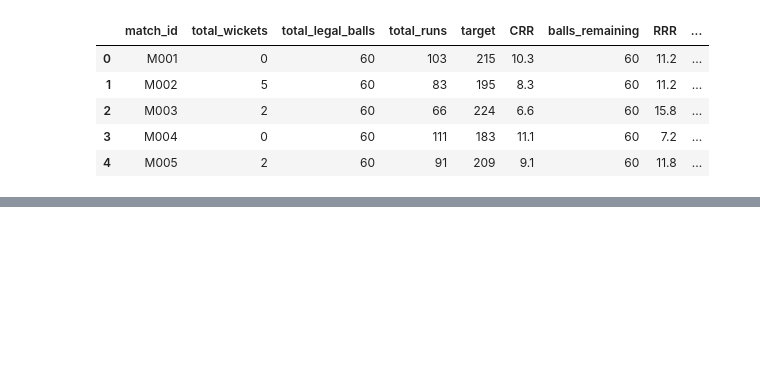
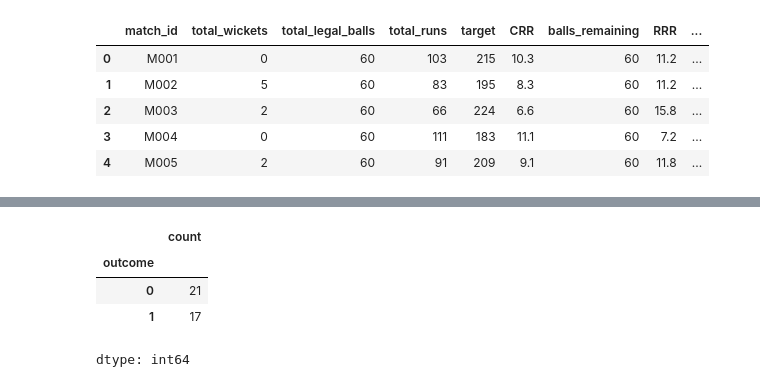
Before and after one commit to humphrey-nyanzi/analytical-casework-lab, a Jupyter notebook: cases/C02/MC_C02_01_Cricket_Match_State_Microcase.ipynb, the cells around one changed output, grey strips where cells are left out. Saved outputs shown, nothing was run; the diff lists cells and outputs as text; code cells hidden in the pictures; blank space fills up the shorter version.

```diff
--- a/cases/C02/MC_C02_01_Cricket_Match_State_Microcase.ipynb
+++ b/cases/C02/MC_C02_01_Cricket_Match_State_Microcase.ipynb
@@ -621,0 +672,8 @@ chase_df.head()
+# %%
+chase_df['outcome'].value_counts()
+# %% [output]
+|  | count |
+| outcome |  |
+| 0 | 21 |
+| 1 | 17 |
+dtype: int64
```
Also changed, not shown: parts of 9 cells of this notebook.
